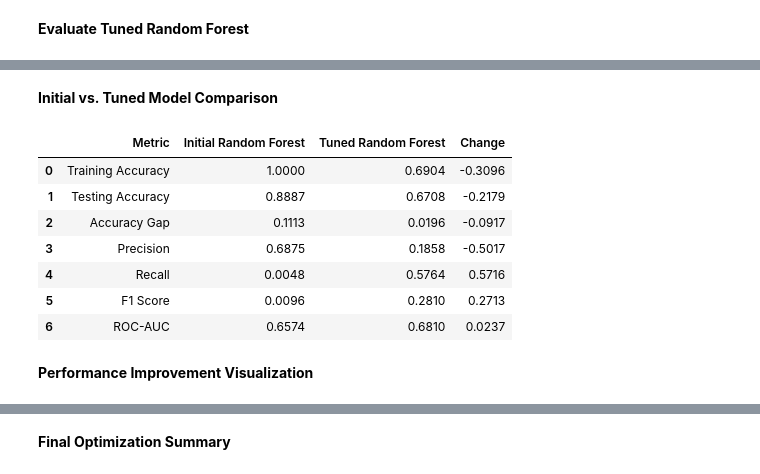
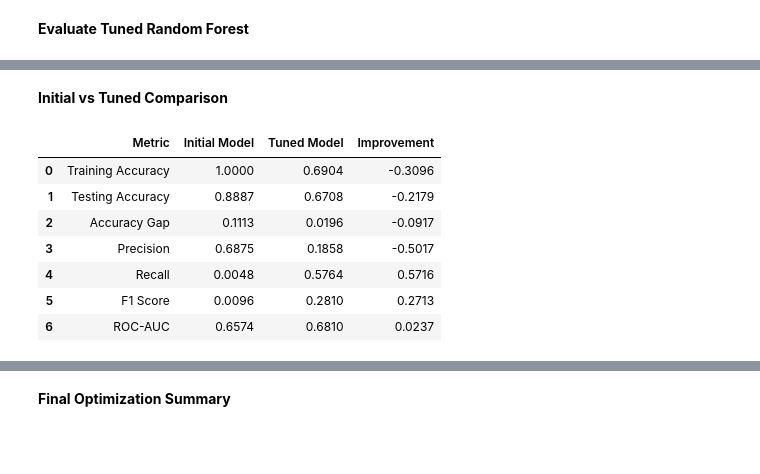
Before and after one commit to bahmedx/730, a Jupyter notebook: Real_World_AI_Driven_Analytics_Project_Part_2.ipynb, the cells around one changed output, grey strips where cells are left out. Drawn from its saved outputs; the diff is of its cells as text; code cells hidden in the pictures; blank space fills up the shorter version.

```diff
--- a/Real_World_AI_Driven_Analytics_Project_Part_2.ipynb
+++ b/Real_World_AI_Driven_Analytics_Project_Part_2.ipynb
@@ -1774,53 +1747,55 @@ ROC-AUC:           0.6810
 # %% [markdown]
-**Initial vs. Tuned Model Comparison**
+**Initial vs Tuned Comparison**
 # %%
-model_comparison = pd.DataFrame({
+# ====================================================
+# Initial vs Tuned Comparison
+# ====================================================
 
+# Calculate missing metrics for the tuned model
+tuned_train_accuracy = tuned_rf_model.score(X_train, y_train)
+tuned_test_accuracy = tuned_rf_model.score(X_test, y_test)
+tuned_accuracy_gap = tuned_train_accuracy - tuned_test_accuracy
+
+comparison_df = pd.DataFrame({
     "Metric": [
         "Training Accuracy",
         "Testing Accuracy",
         "Accuracy Gap",
         "Precision",
         "Recall",
         "F1 Score",
         "ROC-AUC"
     ],
-
-    "Initial Random Forest": [
+    "Initial Model": [
         train_accuracy,
         test_accuracy,
         accuracy_gap,
         precision,
         recall,
         f1,
         roc_auc
     ],
-
-    "Tuned Random Forest": [
+    "Tuned Model": [
         tuned_train_accuracy,
         tuned_test_accuracy,
         tuned_accuracy_gap,
         tuned_precision,
         tuned_recall,
         tuned_f1,
         tuned_roc_auc
     ]
 })
 
-model_comparison["Change"] = (
-    model_comparison[
-        "Tuned Random Forest"
-    ]
-    - model_comparison[
-        "Initial Random Forest"
-    ]
+comparison_df["Improvement"] = (
+    comparison_df["Tuned Model"]
+    - comparison_df["Initial Model"]
 )
 
 display(
-    model_comparison.round(4)
+    comparison_df.round(4)
 )
 # %% [output]
-|  | Metric | Initial Random Forest | Tuned Random Forest | Change |
+|  | Metric | Initial Model | Tuned Model | Improvement |
 | 0 | Training Accuracy | 1.0000 | 0.6904 | -0.3096 |
 | 1 | Testing Accuracy | 0.8887 | 0.6708 | -0.2179 |
 | 2 | Accuracy Gap | 0.1113 | 0.0196 | -0.0917 |
@@ -1828,5 +1803,3 @@ display(
 | 4 | Recall | 0.0048 | 0.5764 | 0.5716 |
 | 5 | F1 Score | 0.0096 | 0.2810 | 0.2713 |
 | 6 | ROC-AUC | 0.6574 | 0.6810 | 0.0237 |
-# %% [markdown]
-**Performance Improvement Visualization**
```
Also changed, not shown: parts of 27 cells of this notebook.
